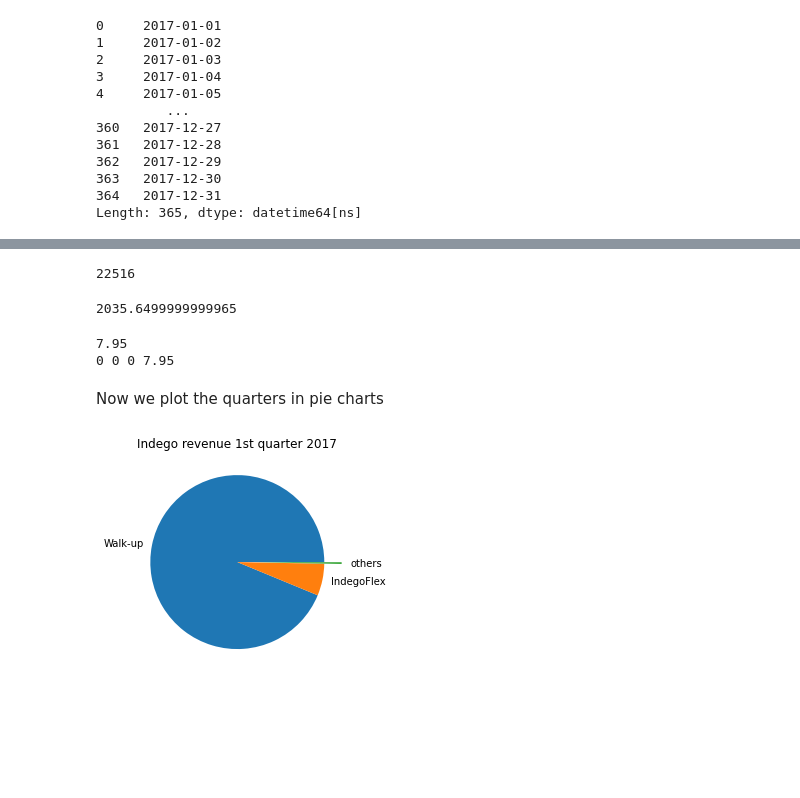
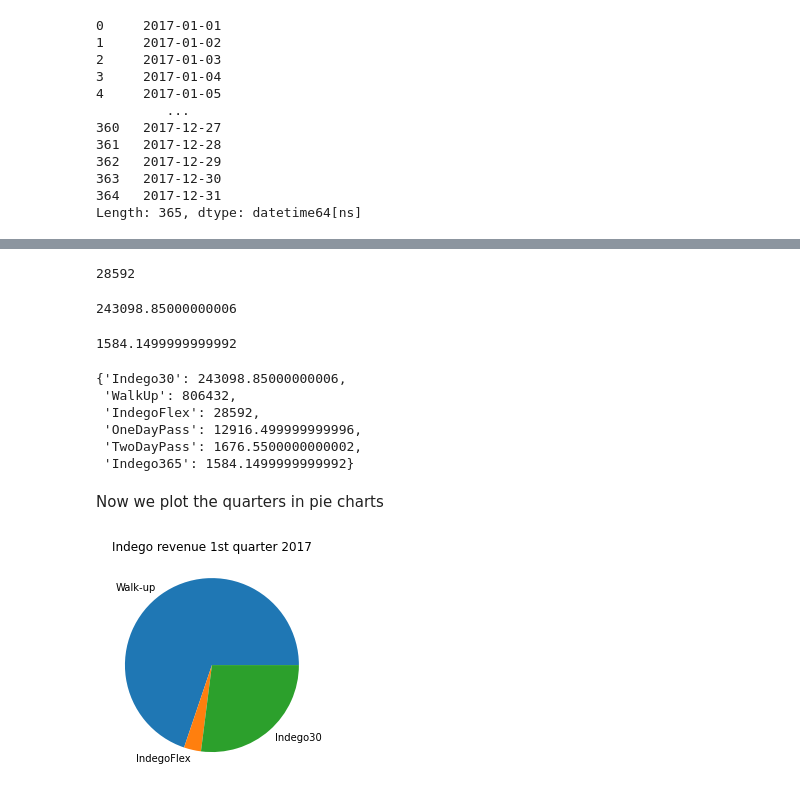
Before and after one commit to GoebelM94/dsml2021, a Jupyter notebook: notebooks/KPI utilization + revenue.ipynb, the cells around one changed output, grey strips where cells are left out. Saved outputs shown, nothing was run; the diff lists cells and outputs as text; code cells hidden in the pictures; blank space fills up the shorter version.

```diff
--- a/notebooks/KPI utilization + revenue.ipynb
+++ b/notebooks/KPI utilization + revenue.ipynb
@@ -373,7 +676,7 @@ import math
 # Calculation for user type 'Walk-up' based on the official 2015 prices of Indego. It costs 4$ every beginning 30 Minutes.
 
 df_walk_up = df_bikes[df_bikes['user_type'] == 'Walk-up']
-df_walk_up['duration_to_seconds'] = df_walk_up['duration'].apply(lambda x: x.total_seconds())
+df_walk_up['duration_to_seconds'] = df_walk_up['ride_duration_minutes'].apply(lambda x: x.total_seconds())
 df_walk_up['price'] = df_walk_up['duration_to_seconds'].apply(lambda x: (int(math.ceil(x/1800)))*4)
 
 #test
@@ -406,7 +709,7 @@ print(sum_Walk_up_profit)
 # Calculation for user type 'IndegoFlex' based on the official 2015 prices of Indego. It costs 4$ every beginning 60 Minutes.
 
 df_flex = df_bikes[df_bikes['user_type'] == 'IndegoFlex']
-df_flex['duration_to_seconds'] = df_flex['duration'].apply(lambda x: x.total_seconds())
+df_flex['duration_to_seconds'] = df_flex['ride_duration_minutes'].apply(lambda x: x.total_seconds())
 df_flex['price'] = df_flex['duration_to_seconds'].apply(lambda x: (int(math.ceil(x/3600)))*4)
 
 #test
@@ -440,8 +743,8 @@ print(sum_flex_profit)
 minutes60 = timedelta(minutes=60)
 
 df_Indego30 = df_bikes[df_bikes["user_type"] == "Indego30"]
-df_Indego30_more_than_60_mins = df_Indego30[df_Indego30["duration"] > minutes60]
-df_Indego30_more_than_60_mins["overtime"] = df_Indego30_more_than_60_mins["duration"] - minutes60
+df_Indego30_more_than_60_mins = df_Indego30[df_Indego30["ride_duration_minutes"] > minutes60]
+df_Indego30_more_than_60_mins["overtime"] = df_Indego30_more_than_60_mins["ride_duration_minutes"] - minutes60
 
 df_Indego30_more_than_60_mins["costs_overtime"] = df_Indego30_more_than_60_mins["overtime"].apply(lambda x: (x.total_seconds() / 60) * 0.15)
 
@@ -473,8 +776,8 @@ print(sumIndego30OvertimeProfit)
 #profit from overtime loans of usertype Indego365
 
 df_Indego365 = df_bikes[df_bikes["user_type"] == "Indego365"]
-df_Indego365_more_than_60_mins = df_Indego365[df_Indego365["duration"] > minutes60]
-df_Indego365_more_than_60_mins["overtime"] = df_Indego365_more_than_60_mins["duration"] - minutes60
+df_Indego365_more_than_60_mins = df_Indego365[df_Indego365["ride_duration_minutes"] > minutes60]
+df_Indego365_more_than_60_mins["overtime"] = df_Indego365_more_than_60_mins["ride_duration_minutes"] - minutes60
 
 df_Indego365_more_than_60_mins["costs_overtime"] = df_Indego365_more_than_60_mins["overtime"].apply(lambda x: (x.total_seconds() / 60) * 0.15)
 
@@ -691,9 +1046,11 @@ sum_Q3_flex = sum(qu3_flex_s["price"].apply(lambda x: x))
 qu4_flex = df_flex[df_flex["start_time"] > qu3]
 sum_Q4_flex = sum(qu4_flex["price"].apply(lambda x: x))
 
-print(sum_Q1_flex + sum_Q2_flex + sum_Q3_flex + sum_Q4_flex)
+sumRFlex = sum_Q1_flex + sum_Q2_flex + sum_Q3_flex + sum_Q4_flex
+
+print(sumRFlex)
 # %% [output]
-22516
+28592
 # %%
 # Calculate revenue for all 4 quarters: Indego30
 
@@ -711,9 +1068,11 @@ sum_Q3_Indego30 = sum(qu3_Indego30_s["costs_overtime"].apply(lambda x: x))
 qu4_Indego30 = df_Indego30_more_than_60_mins[df_Indego30_more_than_60_mins["start_time"] > qu3]
 sum_Q4_Indego30 = sum(qu4_Indego30["costs_overtime"].apply(lambda x: x))
 
-print(sum_Q1_Indego30 + sum_Q2_Indego30 + sum_Q3_Indego30 + sum_Q4_Indego30)
+sumR30 = sum_Q1_Indego30 + sum_Q2_Indego30 + sum_Q3_Indego30 + sum_Q4_Indego30
+
+print(sumR30)
 # %% [output]
-2035.6499999999965
+243098.85000000006
 # %%
 # Calculate revenue for all 4 quarters: Indego30
 
@@ -731,24 +1090,43 @@ sum_Q3_Indego365 = sum(qu3_Indego365_s["costs_overtime"].apply(lambda x: x))
 qu4_Indego365 = df_Indego365_more_than_60_mins[df_Indego365_more_than_60_mins["start_time"] > qu3]
 sum_Q4_Indego365 = sum(qu4_Indego365["costs_overtime"].apply(lambda x: x))
 
-print(sum_Q1_Indego365 + sum_Q2_Indego365 + sum_Q3_Indego365 + sum_Q4_Indego365)
+sumR365 = sum_Q1_Indego365 + sum_Q2_Indego365 + sum_Q3_Indego365 + sum_Q4_Indego365
+
+print(sumR365)
 # %% [output]
-7.95
-0 0 0 7.95
+1584.1499999999992
+# %%
+revenue_dict = {'Indego30': sumR30,
+                  'WalkUp': sumRWalkUp,
+                  'IndegoFlex': sumRFlex,
+                  'OneDayPass': sumROneDay,
+                  'TwoDayPass': sumRTwoDay,
+                  'Indego365': sumR365
+                 }
+
+revenue_dict
+# %% [output]
+{'Indego30': 243098.85000000006,
+ 'WalkUp': 806432,
+ 'IndegoFlex': 28592,
+ 'OneDayPass': 12916.499999999996,
+ 'TwoDayPass': 1676.5500000000002,
+ 'Indego365': 1584.1499999999992}
 # %% [markdown]
 Now we plot the quarters in pie charts
 # %%
 # 1st quarter
 
 quarter1 = np.array([sum_Q1_WalkUp, sum_Q1_flex, sum_Q1_Indego30, sum_Q1_OneDay, sum_Q1_TwoDay, sum_Q1_Indego365])
-ourlabels = ["Walk-up", "IndegoFlex", "others", " ", " ", " "]
-ourexplode = [0, 0, 0.2, 0.2, 0.2, 0.2]
+ourlabels = ["Walk-up", "IndegoFlex", "Indego30", "", " ", " "]
+ourexplode = [0, 0, 0, 1.2, 0.2, 0.2]
 
 plt.pie(quarter1, labels=ourlabels, explode=ourexplode)
 plt.title('Indego revenue 1st quarter 2017')
+plt.savefig('RevenueQu1.png')
 plt.show()
 # %% [output]
-[figure, old version]
+[figure, new version]
 # %%
 # 2nd quarter
 
```
Also changed, not shown: parts of 60 cells of this notebook, 1 other file.
